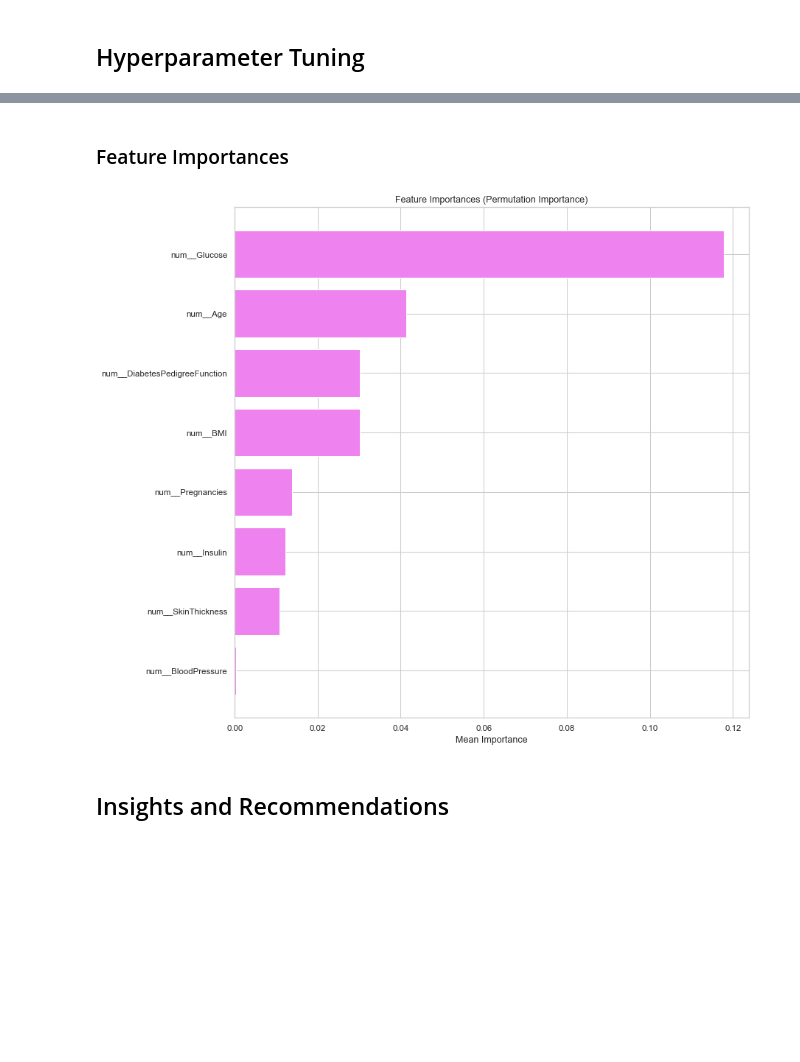
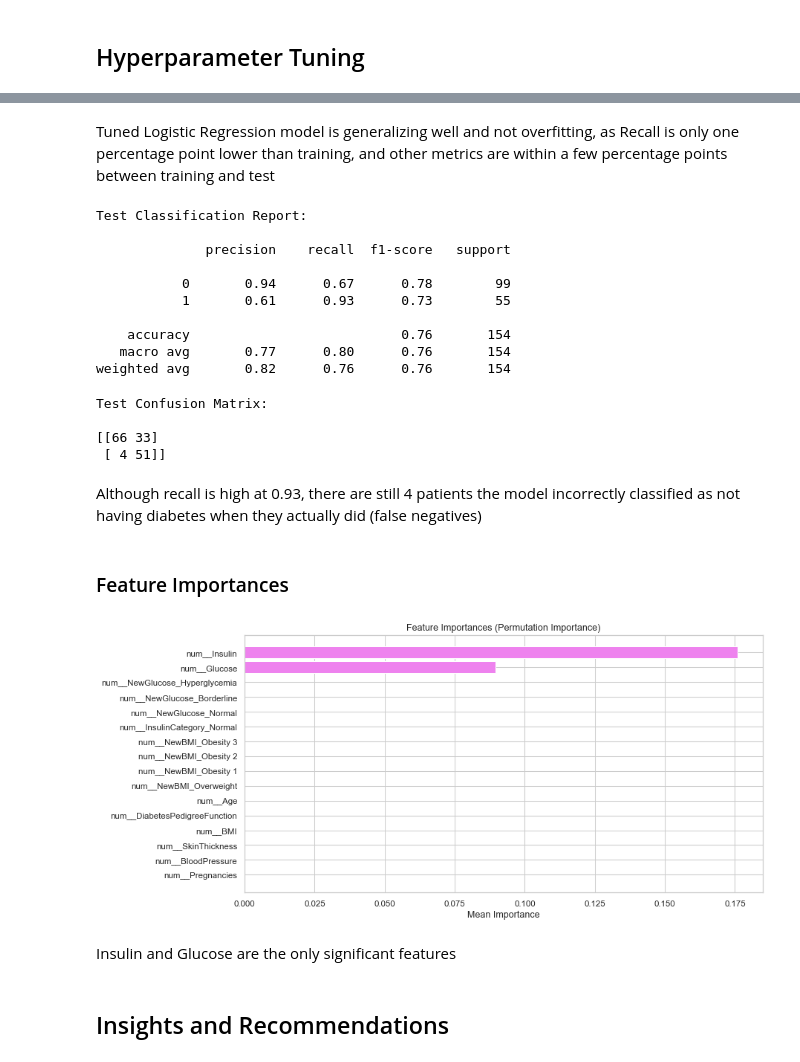
Before and after one commit to chrisruiz01/diabetes_classification, a Jupyter notebook: notebooks/1.0-diabetes-classification.ipynb, the cells around one changed output, grey strips where cells are left out. Saved outputs shown, nothing was run; the diff lists cells and outputs as text; code cells hidden in the pictures; blank space fills up the shorter version.

```diff
--- a/notebooks/1.0-diabetes-classification.ipynb
+++ b/notebooks/1.0-diabetes-classification.ipynb
@@ -535,8 +624,0 @@ Best parameters are {'classifier__kernel': 'rbf', 'classifier__C': 0.1} with CV
-# %%
-# Tune SVM model
-svm_tuned = Pipeline([
-    ('preprocessor', preprocessor),
-    ('classifier', SVC(kernel='rbf', C=0.1, class_weight='balanced', random_state=42))
-])
-
-svm_tuned.fit(X_train, y_train)
@@ -550,0 +656,3 @@ Pipeline(steps=[('preprocessor',
+# %%
+lr_tuned = grid_search_lr.best_estimator_
+lr_tuned.fit(X_train, y_train)
@@ -645,7 +687,0 @@ Best parameters are {'classifier__solver': 'saga', 'classifier__penalty': 'l2',
-# %%
-lr_tuned = Pipeline([
-    ('preprocessor', preprocessor),
-    ('classifier', LogisticRegression(solver='saga', penalty='l2', C=1.0, class_weight='balanced', random_state=42, max_iter=10000))
-])
-
-lr_tuned.fit(X_train, y_train)
@@ -704,2 +687,0 @@ Test performance:
-# %%
-confusion_matrix_sklearn(lr_tuned, X_test, y_test)
@@ -756,27 +709,57 @@ Test performance comparison:
+# %% [markdown]
+Tuned Logistic Regression model is generalizing well and not overfitting, as Recall is only one percentage point lower than training, and other metrics are within a few percentage points between training and test
+# %%
+# Print classification report
+print("Test Classification Report:\n")
+print(classification_report(y_test, y_test_pred))
+# %% [output]
+Test Classification Report:
+
+              precision    recall  f1-score   support
+
+           0       0.94      0.67      0.78        99
+           1       0.61      0.93      0.73        55
+
+    accuracy                           0.76       154
+   macro avg       0.77      0.80      0.76       154
+weighted avg       0.82      0.76      0.76       154
+# %%
+# Print confusion matrix
+print("Test Confusion Matrix:\n")
+print(confusion_matrix(y_test, y_test_pred))
+# %% [output]
+Test Confusion Matrix:
+
+[[66 33]
+ [ 4 51]]
+# %% [markdown]
+Although recall is high at 0.93, there are still 4 patients the model incorrectly classified as not having diabetes when they actually did (false negatives)
 # %% [markdown]
 ### Feature Importances
 # %%
 # Get feature names after preprocessing
-feature_names = svm_tuned.named_steps['preprocessor'].get_feature_names_out()
+feature_names = lr_tuned.named_steps['preprocessor'].get_feature_names_out()
 
 # Perform permutation importance
-result = permutation_importance(svm_tuned, X_train, y_train, n_repeats=10, random_state=42, n_jobs=-1)
+result = permutation_importance(lr_tuned, X_train, y_train, n_repeats=10, random_state=42, n_jobs=-1)
 
 # Extract importance and sort in descending order
 sorted_indices = result.importances_mean.argsort()[::-1]
 sorted_importances = result.importances_mean[sorted_indices]
 sorted_feature_names = feature_names[sorted_indices]
 
 # Plot feature importances
-plt.figure(figsize=(12, 12))
+plt.figure(figsize=(12, 6))
 plt.title('Feature Importances (Permutation Importance)')
 plt.barh(range(len(sorted_indices)), sorted_importances, color='violet', align='center')
 plt.yticks(range(len(sorted_indices)), [sorted_feature_names[i] for i in range(len(sorted_indices))])
 plt.xlabel('Mean Importance')
 plt.gca().invert_yaxis()  # To display the most important feature at the top
 plt.show()
 # %% [output]
-[figure, old version]
+[figure, new version]
+# %% [markdown]
+Insulin and Glucose are the only significant features
 # %% [markdown]
 ## Insights and Recommendations
 # %% [markdown]
```
Also changed, not shown: parts of 63 cells of this notebook.
